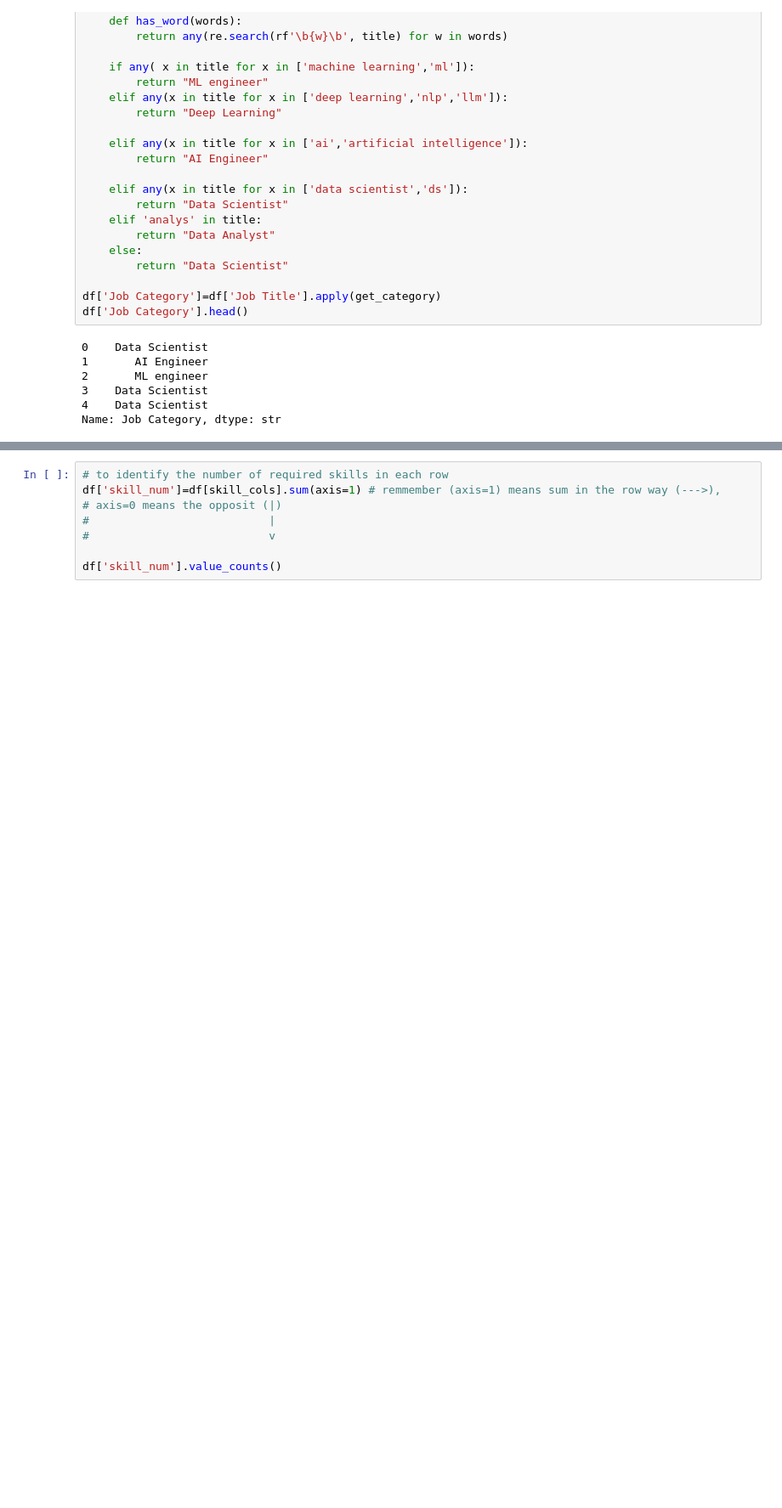
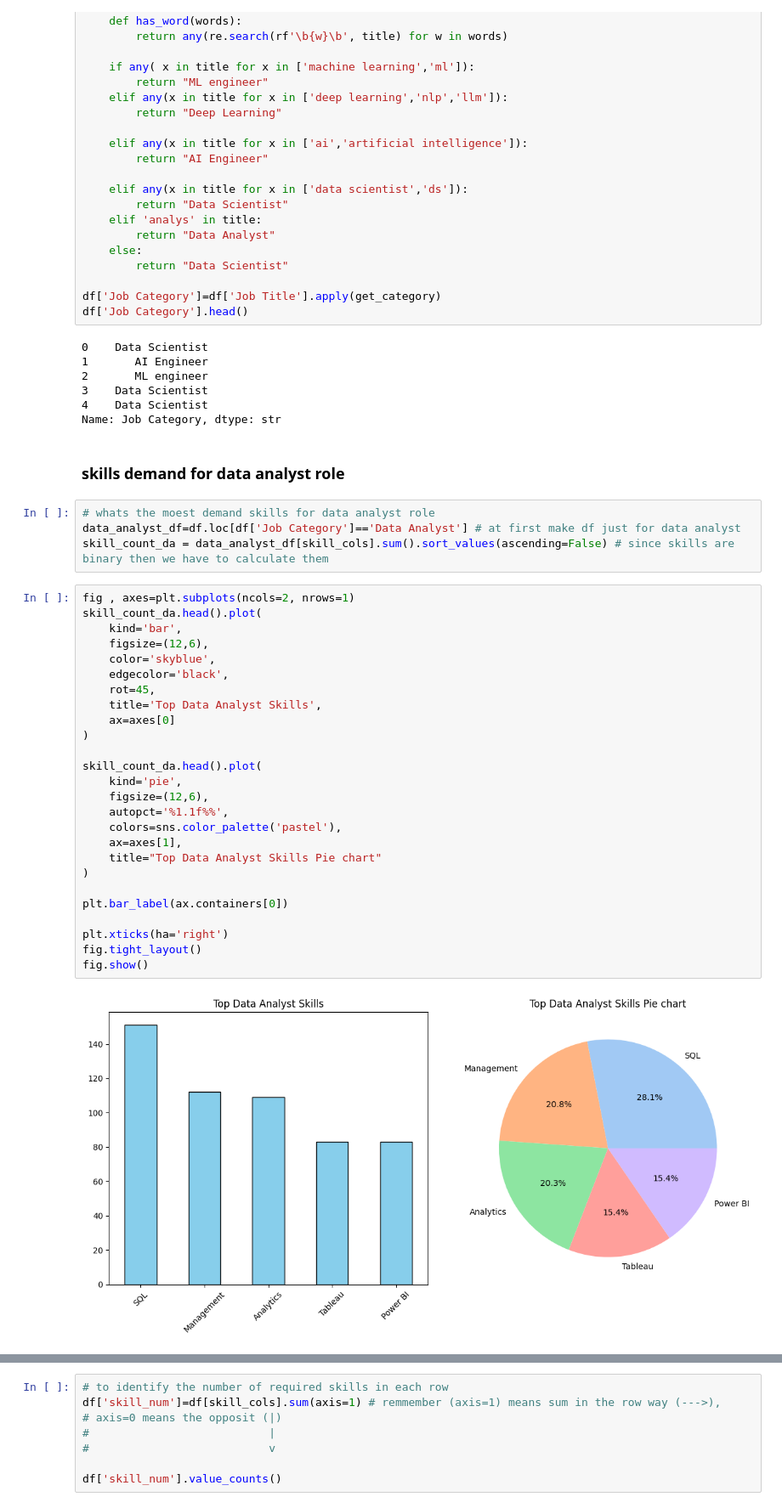
Before and after one commit to Salah-Mo-hammed/ds-jobs, a Jupyter notebook: ds_jobs_project/notebooks/understand_phase.ipynb, the cells around one changed output, grey strips where cells are left out. Shown at 85% size. Cells and saved outputs as stored; diff of their text form; blank space fills up the shorter version.

```diff
--- a/ds_jobs_project/notebooks/understand_phase.ipynb
+++ b/ds_jobs_project/notebooks/understand_phase.ipynb
@@ -1258,3 +1280,37 @@ df['Job Category'].head()
 3    Data Scientist
 4    Data Scientist
 Name: Job Category, dtype: str
+# %% [markdown]
+### skills demand for data analyst role
+# %%
+# whats the moest demand skills for data analyst role
+data_analyst_df=df.loc[df['Job Category']=='Data Analyst'] # at first make df just for data analyst
+skill_count_da = data_analyst_df[skill_cols].sum().sort_values(ascending=False) # since skills are binary then we have to calculate them
+# %%
+fig , axes=plt.subplots(ncols=2, nrows=1)
+skill_count_da.head().plot(
+    kind='bar',
+    figsize=(12,6),
+    color='skyblue',
+    edgecolor='black',
+    rot=45,
+    title='Top Data Analyst Skills',
+    ax=axes[0]
+)
+
+skill_count_da.head().plot(
+    kind='pie',
+    figsize=(12,6),
+    autopct='%1.1f%%',
+    colors=sns.color_palette('pastel'),
+    ax=axes[1],
+    title="Top Data Analyst Skills Pie chart"
+)
+
+plt.bar_label(ax.containers[0])
+
+plt.xticks(ha='right')
+fig.tight_layout()
+fig.show()
+# %% [output]
+[figure, added]
```
Also changed, not shown: parts of 9 cells of this notebook, 2 other files.
